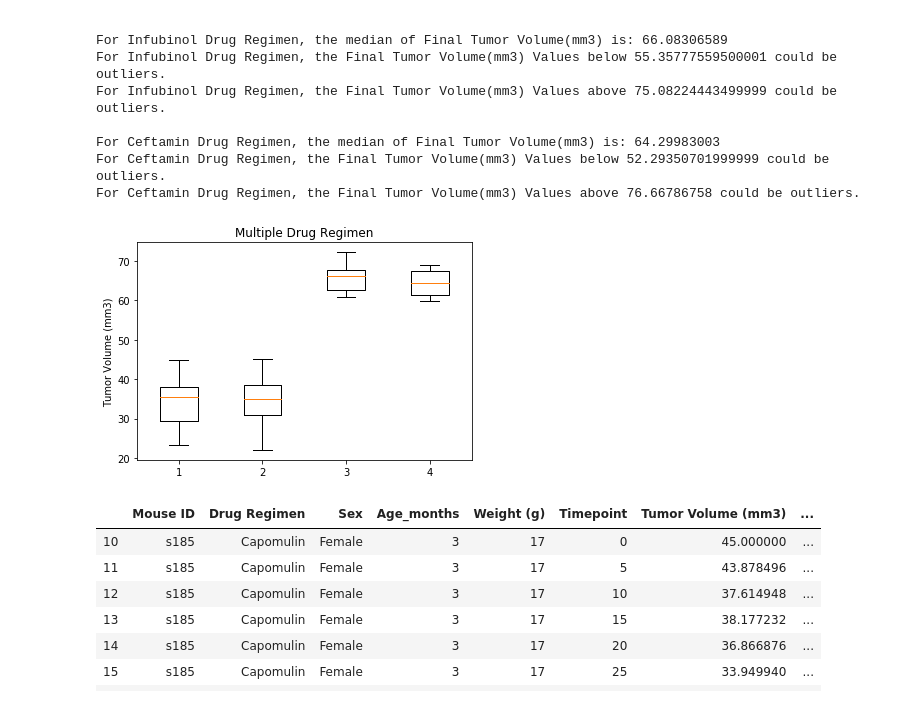
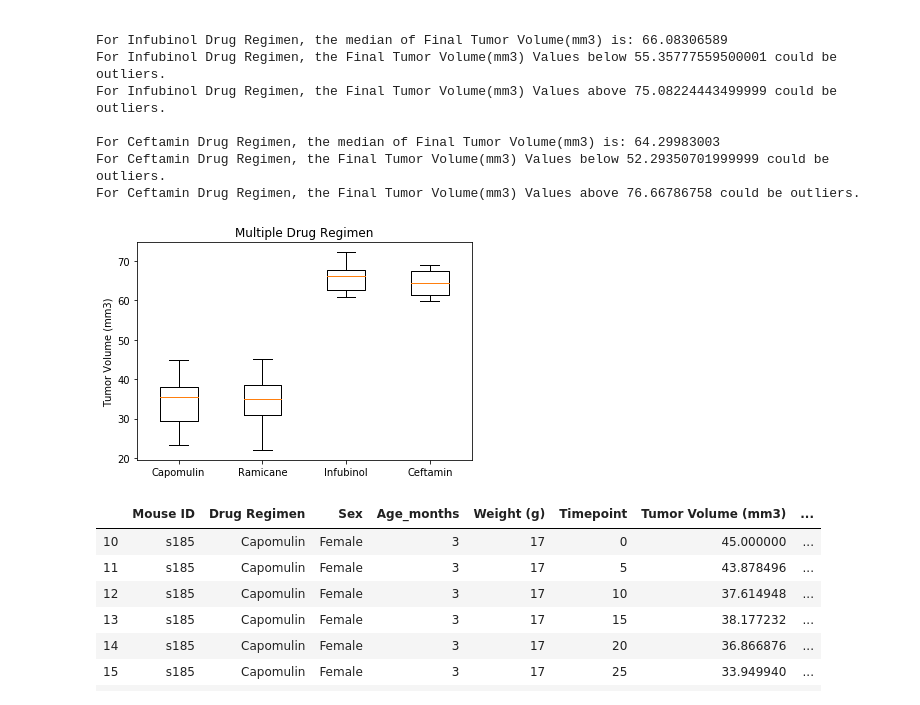
Before and after one commit to vijay-mygit/Matplotlib---Project, a Jupyter notebook: Pymaceuticals/Mycode_pymaceuticals.ipynb, the cells around one changed output. Saved outputs shown, nothing was run; the diff lists cells and outputs as text; code cells hidden in the pictures.

```diff
--- a/Pymaceuticals/Mycode_pymaceuticals.ipynb
+++ b/Pymaceuticals/Mycode_pymaceuticals.ipynb
@@ -175,17 +171,18 @@ For Ceftamin Drug Regimen, the Final Tumor Volume(mm3) Values above 76.66786758
 # %%
 # Generate a box plot of the final tumor volume of each mouse across four regimens of interest
 tumor_Capomulin = file_Capomulin_time["Tumor Volume (mm3)"]
 tumor_Ramicane = file_Ramicane_time["Tumor Volume (mm3)"]
 tumor_Infubinol = file_Infubinol_time["Tumor Volume (mm3)"]
 tumor_Ceftamin = file_Ceftamin_time["Tumor Volume (mm3)"]
 data = [tumor_Capomulin, tumor_Ramicane, tumor_Infubinol, tumor_Ceftamin]
 fig1, ax1 = plt.subplots()
+ax1.set_xticklabels(["Capomulin","Ramicane","Infubinol","Ceftamin"])
 ax1.set_title('Multiple Drug Regimen')
 ax1.set_ylabel('Tumor Volume (mm3)')
 ax1.boxplot(data)
 plt.show()
 # %% [output]
-[figure, old version]
+[figure, new version]
 # %%
 # Generate a line plot of time point versus tumor volume for a mouse treated with Capomulin
 file_Capomulin = file.loc[file["Drug Regimen"]=="Capomulin",:]
```
Also changed, not shown: parts of 5 cells of this notebook.
